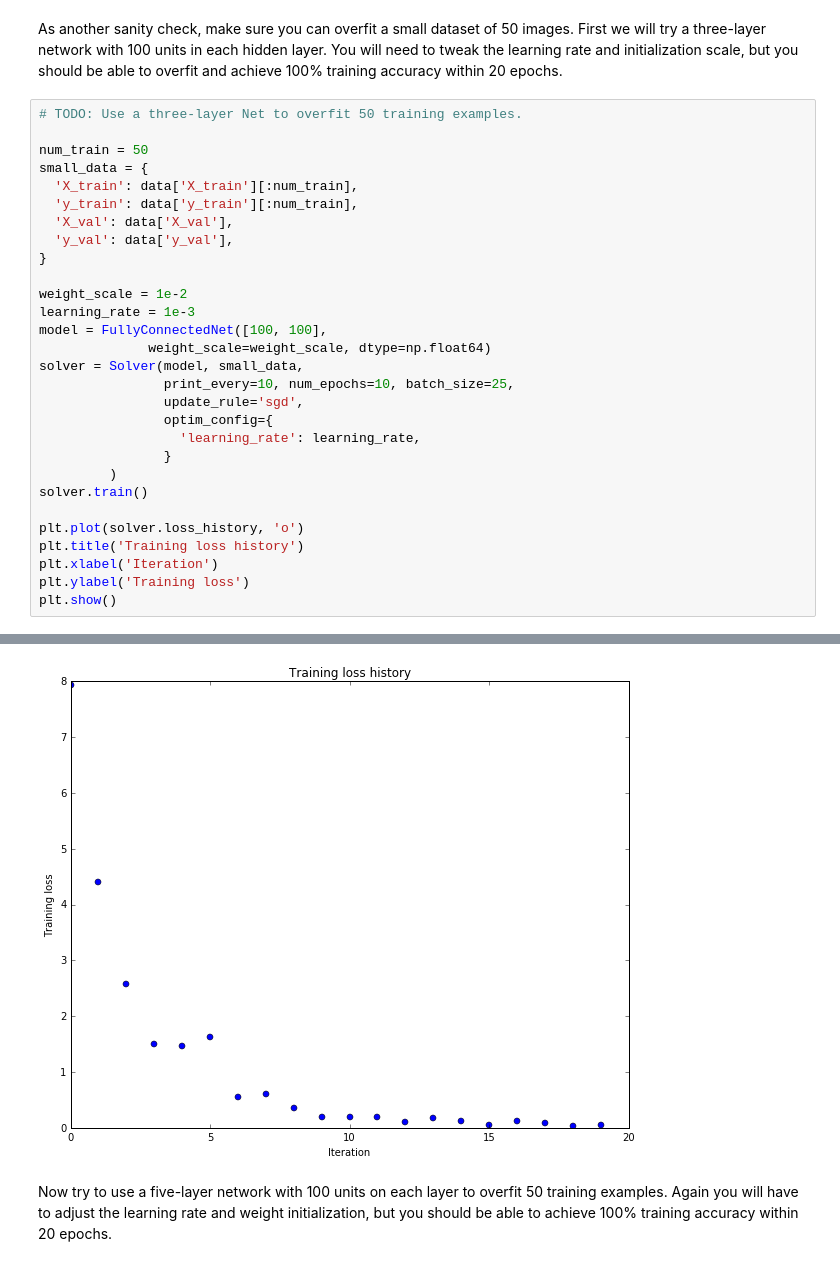
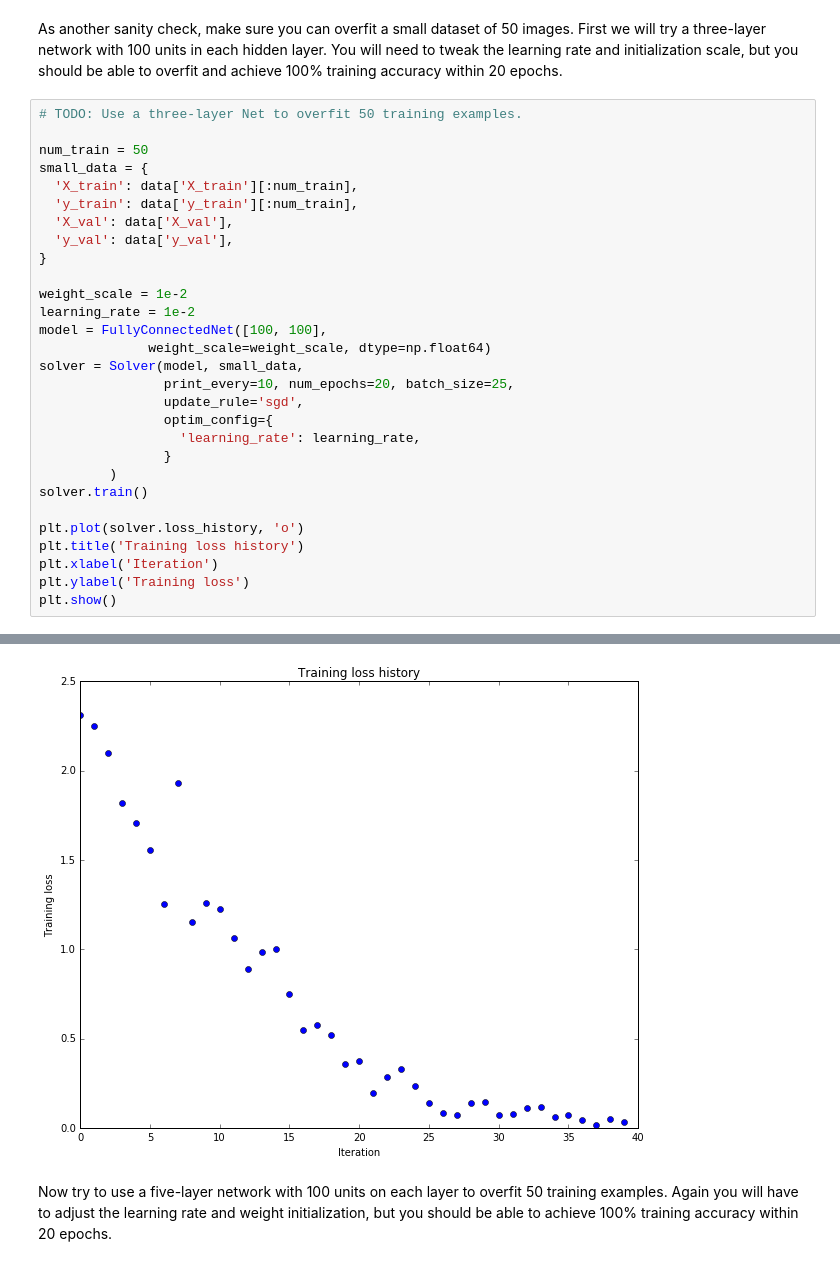
Before and after one commit to abhaydoke09/Deep-Learning-Assignments, a Jupyter notebook: assignment2/FullyConnectedNets.ipynb, the cells around one changed output, grey strips where cells are left out. Drawn from its saved outputs; the diff is of its cells as text.

```diff
--- a/assignment2/FullyConnectedNets.ipynb
+++ b/assignment2/FullyConnectedNets.ipynb
@@ -475,11 +484,11 @@ small_data = {
 }
 
 weight_scale = 1e-2
-learning_rate = 1e-3
+learning_rate = 1e-2
 model = FullyConnectedNet([100, 100],
               weight_scale=weight_scale, dtype=np.float64)
 solver = Solver(model, small_data,
-                print_every=10, num_epochs=10, batch_size=25,
+                print_every=10, num_epochs=20, batch_size=25,
                 update_rule='sgd',
                 optim_config={
                   'learning_rate': learning_rate,
@@ -509,4 +522,4 @@ plt.show()
-[figure, old version]
+[figure, new version]
 # %% [markdown]
 Now try to use a five-layer network with 100 units on each layer to overfit 50 training examples. Again you will have to adjust the learning rate and weight initialization, but you should be able to achieve 100% training accuracy within 20 epochs.
 # %%
```
Also changed, not shown: parts of 17 cells of this notebook, 6 other files.
